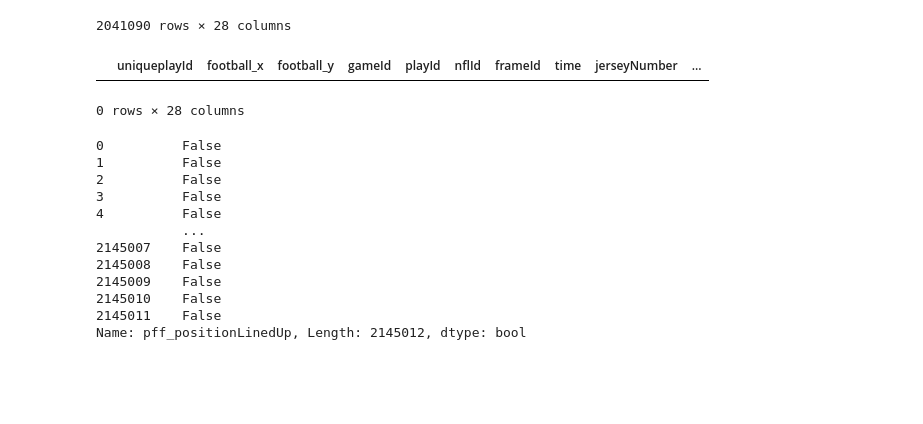
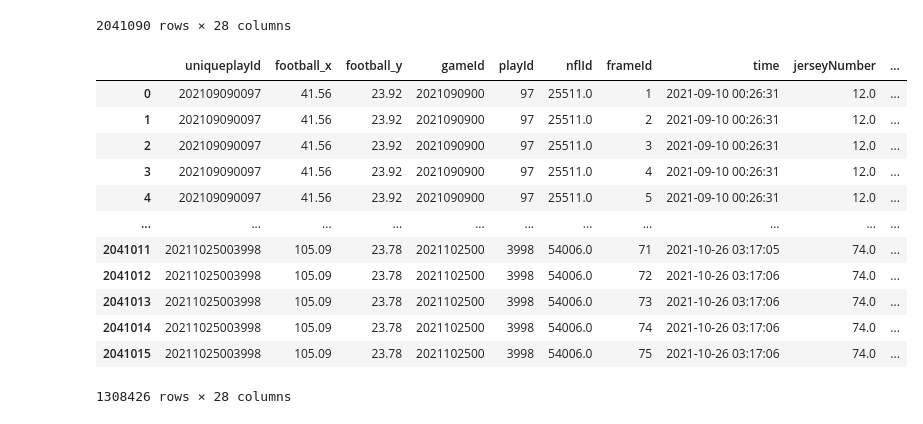
Before and after one commit to cnickol26/BigDataBowl2023, a Jupyter notebook: DataCleaning.ipynb, the cells around one changed output. Drawn from its saved outputs; the diff is of its cells as text; code cells hidden in the pictures; blank space fills up the shorter version.

```diff
--- a/DataCleaning.ipynb
+++ b/DataCleaning.ipynb
@@ -166,8 +162,6 @@ locations_ball3
 | 2145010 | 2021102500 | 3998 | NaN | 74 | 2021-10-26 03:17:06 | NaN | football | left | 108.17 | 19.12 | ... |
 | 2145011 | 2021102500 | 3998 | NaN | 75 | 2021-10-26 03:17:06 | NaN | football | left | 106.62 | 20.63 | ... |
 2145012 rows × 24 columns
-# %%
-locations_ball3 = pd.read_csv('locations_ball.csv')
 # %%
 locations_ball3
 # %% [output]
@@ -230,24 +224,22 @@ locations_ball4
 2041090 rows × 28 columns
 # %%
 # Take out the rbs, tes, fbs where there is no chip involved
-chip_positions = [['HB-L','HB-R','TE-R','HB','TE-L','TE-oR','TE-iR','TE-iL','TE-oL','FB-R','FB-L','FB','ball']]
-locations_ball4[~(locations_ball4['pff_positionLinedUp'].isin(chip_positions) & locations_ball4['pff_blockType'] != 'CH')]
+chip_positions = ['HB-L','HB-R','TE-R','HB','TE-L','TE-oR','TE-iR','TE-iL','TE-oL','FB-R','FB-L','FB','ball']
+locations_ball5 = locations_ball4[~((locations_ball4['pff_positionLinedUp'].isin(chip_positions)) & (locations_ball4['pff_blockType'] != 'CH'))]
-# %% [output]
-|  | uniqueplayId | football_x | football_y | gameId | playId | nflId | frameId | time | jerseyNumber | ... |
-0 rows × 28 columns
 # %%
-locations_ball3['pff_positionLinedUp'].isin(chip_positions)
+locations_ball5
 # %% [output]
+|  | uniqueplayId | football_x | football_y | gameId | playId | nflId | frameId | time | jerseyNumber | ... |
+| 0 | 202109090097 | 41.56 | 23.92 | 2021090900 | 97 | 25511.0 | 1 | 2021-09-10 00:26:31 | 12.0 | ... |
+| 1 | 202109090097 | 41.56 | 23.92 | 2021090900 | 97 | 25511.0 | 2 | 2021-09-10 00:26:31 | 12.0 | ... |
+| 2 | 202109090097 | 41.56 | 23.92 | 2021090900 | 97 | 25511.0 | 3 | 2021-09-10 00:26:31 | 12.0 | ... |
+| 3 | 202109090097 | 41.56 | 23.92 | 2021090900 | 97 | 25511.0 | 4 | 2021-09-10 00:26:31 | 12.0 | ... |
+| 4 | 202109090097 | 41.56 | 23.92 | 2021090900 | 97 | 25511.0 | 5 | 2021-09-10 00:26:31 | 12.0 | ... |
+| ... | ... | ... | ... | ... | ... | ... | ... | ... | ... | ... |
+| 2041011 | 20211025003998 | 105.09 | 23.78 | 2021102500 | 3998 | 54006.0 | 71 | 2021-10-26 03:17:05 | 74.0 | ... |
+| 2041012 | 20211025003998 | 105.09 | 23.78 | 2021102500 | 3998 | 54006.0 | 72 | 2021-10-26 03:17:06 | 74.0 | ... |
+| 2041013 | 20211025003998 | 105.09 | 23.78 | 2021102500 | 3998 | 54006.0 | 73 | 2021-10-26 03:17:06 | 74.0 | ... |
+| 2041014 | 20211025003998 | 105.09 | 23.78 | 2021102500 | 3998 | 54006.0 | 74 | 2021-10-26 03:17:06 | 74.0 | ... |
+| 2041015 | 20211025003998 | 105.09 | 23.78 | 2021102500 | 3998 | 54006.0 | 75 | 2021-10-26 03:17:06 | 74.0 | ... |
-0          False
-1          False
-2          False
-3          False
-4          False
-           ...
-2145007    False
-2145008    False
-2145009    False
-2145010    False
-2145011    False
-Name: pff_positionLinedUp, Length: 2145012, dtype: bool
+1308426 rows × 28 columns
 # %%
```
Also changed, not shown: parts of 3 cells of this notebook.
